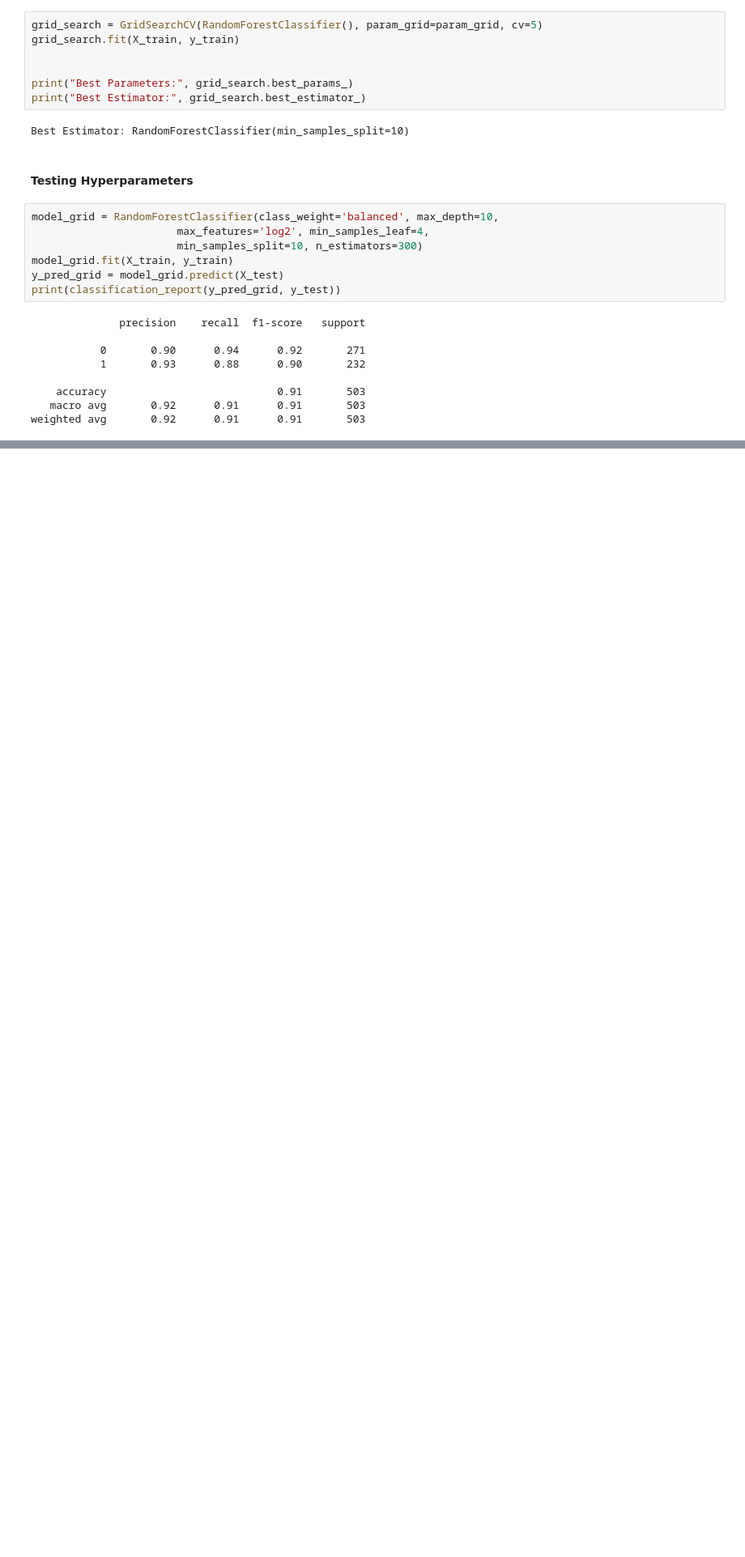
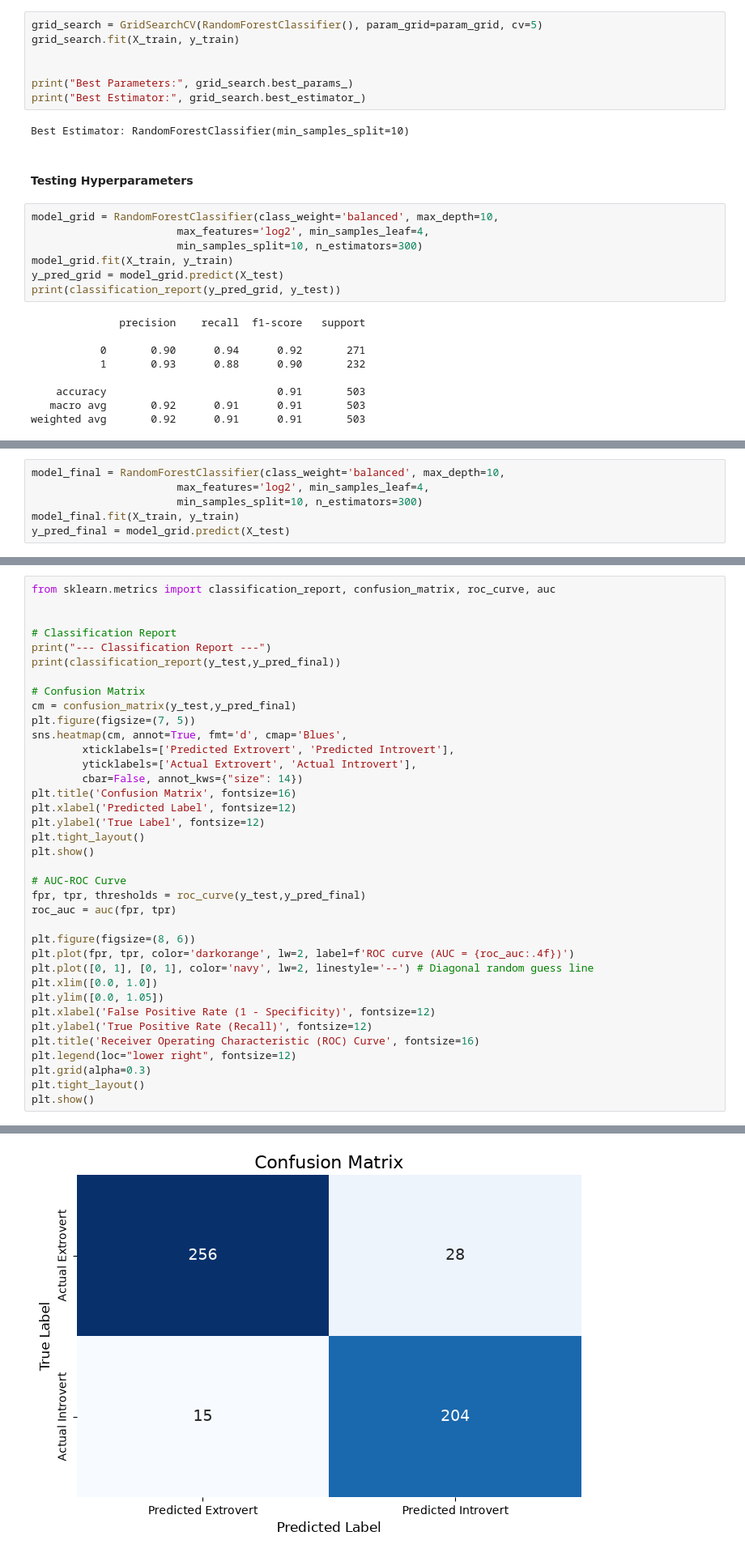
Before and after one commit to MudithMCoder/Introvert-Extrovert-Classification, a Jupyter notebook: pipeline.ipynb, the cells around one changed output, grey strips where cells are left out. Shown at 81% size. Drawn from its saved outputs; the diff is of its cells as text; blank space fills up the shorter version.

Commit message:
Add Best Model & Evaluation Metrics

```diff
--- a/pipeline.ipynb
+++ b/pipeline.ipynb
@@ -811,0 +814,6 @@ weighted avg       0.92      0.91      0.91       503
+# %%
+model_final = RandomForestClassifier(class_weight='balanced', max_depth=10,
+                       max_features='log2', min_samples_leaf=4,
+                       min_samples_split=10, n_estimators=300)
+model_final.fit(X_train, y_train)
+y_pred_final = model_grid.predict(X_test)
@@ -811,0 +835,38 @@ weighted avg       0.92      0.91      0.91       503
+# %%
+from sklearn.metrics import classification_report, confusion_matrix, roc_curve, auc
+
+
+# Classification Report
+print("--- Classification Report ---")
+print(classification_report(y_test,y_pred_final))
+
+# Confusion Matrix
+cm = confusion_matrix(y_test,y_pred_final)
+plt.figure(figsize=(7, 5))
+sns.heatmap(cm, annot=True, fmt='d', cmap='Blues',
+        xticklabels=['Predicted Extrovert', 'Predicted Introvert'],
+        yticklabels=['Actual Extrovert', 'Actual Introvert'],
+        cbar=False, annot_kws={"size": 14})
+plt.title('Confusion Matrix', fontsize=16)
+plt.xlabel('Predicted Label', fontsize=12)
+plt.ylabel('True Label', fontsize=12)
+plt.tight_layout()
+plt.show()
+
+# AUC-ROC Curve
+fpr, tpr, thresholds = roc_curve(y_test,y_pred_final)
+roc_auc = auc(fpr, tpr)
+
+plt.figure(figsize=(8, 6))
+plt.plot(fpr, tpr, color='darkorange', lw=2, label=f'ROC curve (AUC = {roc_auc:.4f})')
+plt.plot([0, 1], [0, 1], color='navy', lw=2, linestyle='--') # Diagonal random guess line
+plt.xlim([0.0, 1.0])
+plt.ylim([0.0, 1.05])
+plt.xlabel('False Positive Rate (1 - Specificity)', fontsize=12)
+plt.ylabel('True Positive Rate (Recall)', fontsize=12)
+plt.title('Receiver Operating Characteristic (ROC) Curve', fontsize=16)
+plt.legend(loc="lower right", fontsize=12)
+plt.grid(alpha=0.3)
+plt.tight_layout()
+plt.show()
+# %% [output]
@@ -811,0 +882 @@ weighted avg       0.92      0.91      0.91       503
+[figure, added]
```
Also changed, not shown: parts of 3 cells of this notebook.
